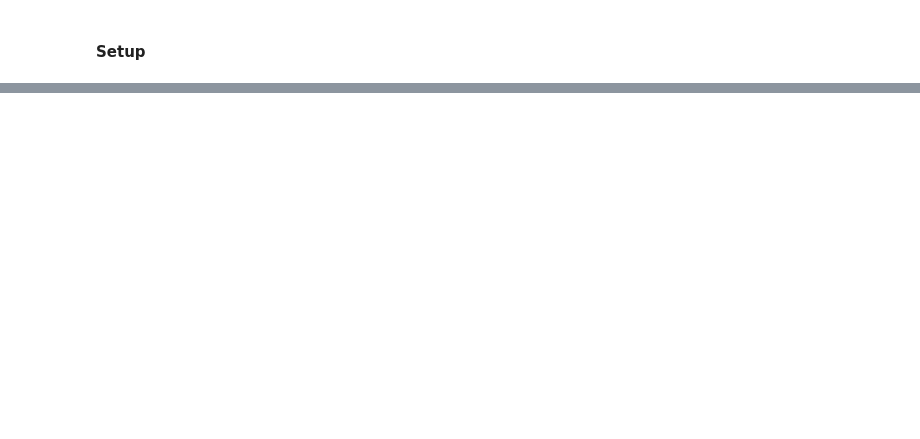
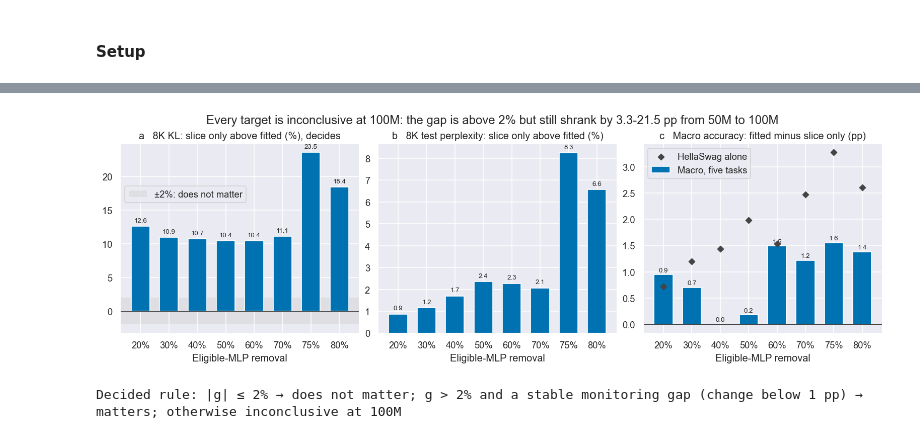
Before and after one commit to Sammuel21/diploma-thesis-block-replacement, a Jupyter notebook: notebooks/model/swiglu/swiglu-8.ipynb, the cells around one changed output, grey strips where cells are left out. Cells and saved outputs as stored; diff of their text form; code cells hidden in the pictures; blank space fills up the shorter version.

```diff
--- a/notebooks/model/swiglu/swiglu-8.ipynb
+++ b/notebooks/model/swiglu/swiglu-8.ipynb
@@ -960,0 +733,74 @@ display(environment_df.drop_duplicates(subset=environment_df.columns[1:].tolist(
+# %%
+verdict_rows = []
+for target in TARGETS:
+    monitoring = gap_df[gap_df['Target'] == target].set_index('Tokens')['Gap']
+    gap = final_gap[target]
+    change = monitoring.loc[100_000_000] - monitoring.loc[50_000_000]
+    stable = abs(change) < STABILITY_THRESHOLD
+    if abs(gap) <= GAP_THRESHOLD:
+        conclusion = 'Fitting does not matter after recovery'
+    elif stable:
+        conclusion = 'Fitting matters' if gap > 0 else 'Fitting hurts (slice only is better)'
+    else:
+        conclusion = 'Inconclusive at 100M'
+    values = final_df[final_df['Target'] == target].set_index('Arm')
+    verdict_rows.append({
+        'Target': target,
+        '8K KL gap': gap,
+        'Monitoring gap @ 50M': monitoring.loc[50_000_000],
+        'Monitoring gap @ 100M': monitoring.loc[100_000_000],
+        'Change 50M→100M (pp)': 100 * change,
+        'Stable': stable,
+        'Conclusion': conclusion,
+        'PPL @ 8K gap': values.loc['slice', 'PPL @ 8,192'] / values.loc['fitted', 'PPL @ 8,192'] - 1,
+        'Macro fitted - slice (pp)': 100 * (values.loc['fitted', 'Macro accuracy'] - values.loc['slice', 'Macro accuracy']),
+        'HellaSwag fitted - slice (pp)': 100 * (values.loc['fitted', 'HellaSwag'] - values.loc['slice', 'HellaSwag']),
+    })
+verdict_df = pd.DataFrame(verdict_rows)
+
+figure, axes = plt.subplots(1, 3, figsize=(13, 4.2))
+positions = np.arange(len(verdict_df))
+labels = [f'{target:.0%}' for target in verdict_df['Target']]
+panels = (
+    ('8K KL gap', 100, 'a   8K KL: slice only above fitted (%), decides', True),
+    ('PPL @ 8K gap', 100, 'b   8K test perplexity: slice only above fitted (%)', False),
+    ('Macro fitted - slice (pp)', 1, 'c   Macro accuracy: fitted minus slice only (pp)', False),
+)
+for axis, (column, scale, title, band) in zip(axes, panels):
+    values = scale * verdict_df[column]
+    axis.bar(positions, values, color=[ARM_COLORS['fitted'] if value >= 0 else ARM_COLORS['slice'] for value in values],
+             width=0.66, label='Macro, five tasks' if column.startswith('Macro') else None)
+    pad = 0.015 * values.abs().max()
+    for position, value in zip(positions, values):
+        shown = 0.0 if abs(value) < 0.05 else value
+        axis.text(position, shown + (pad if shown >= 0 else -pad), f'{shown:.1f}', ha='center',
+                  va='bottom' if shown >= 0 else 'top', fontsize=8)
+    if band:
+        axis.axhspan(-100 * GAP_THRESHOLD, 100 * GAP_THRESHOLD, color='#d9d9d9', alpha=0.6, linewidth=0, zorder=0,
+                     label=f'±{GAP_THRESHOLD:.0%}: does not matter')
+        axis.legend(loc='upper left', bbox_to_anchor=(0, 0.8))
+    axis.axhline(0, color=DENSE_COLOR, linewidth=0.8)
+    axis.set(xticks=positions, xticklabels=labels, xlabel='Eligible-MLP removal', title=title)
+axes[2].scatter(positions, verdict_df['HellaSwag fitted - slice (pp)'], marker='D', s=26, color=DENSE_COLOR,
+                zorder=4, label='HellaSwag alone')
+axes[2].legend(loc='upper left')
+conclusions = verdict_df['Conclusion'].value_counts()
+headline = (f"Every target is {conclusions.index[0][0].lower()}{conclusions.index[0][1:]}" if len(conclusions) == 1
+            else '; '.join(f'{count} × {name}' for name, count in conclusions.items()))
+changes = verdict_df['Change 50M→100M (pp)']
+figure.suptitle(
+    f'{headline}: the gap is above {GAP_THRESHOLD:.0%} but still shrank by '
+    f'{-changes.max():.1f}-{-changes.min():.1f} pp from 50M to 100M',
+)
+plt.show()
+show_table(
+    verdict_df,
+    f'Decided rule: |g| ≤ {GAP_THRESHOLD:.0%} → does not matter; g > {GAP_THRESHOLD:.0%} and a stable monitoring gap '
+    f'(change below {100 * STABILITY_THRESHOLD:.0f} pp) → matters; otherwise inconclusive at 100M',
+    {'Target': '{:.0%}', '8K KL gap': '{:+.1%}', 'Monitoring gap @ 50M': '{:+.1%}', 'Monitoring gap @ 100M': '{:+.1%}',
+     'Change 50M→100M (pp)': '{:+.1f}', 'PPL @ 8K gap': '{:+.1%}', 'Macro fitted - slice (pp)': '{:+.2f}',
+     'HellaSwag fitted - slice (pp)': '{:+.2f}'},
+)
+# %% [output]
+[figure, added]
+Decided rule: |g| ≤ 2% → does not matter; g > 2% and a stable monitoring gap (change below 1 pp) → matters; otherwise inconclusive at 100M
```
Also changed, not shown: parts of 94 cells of this notebook, 12 other files.
